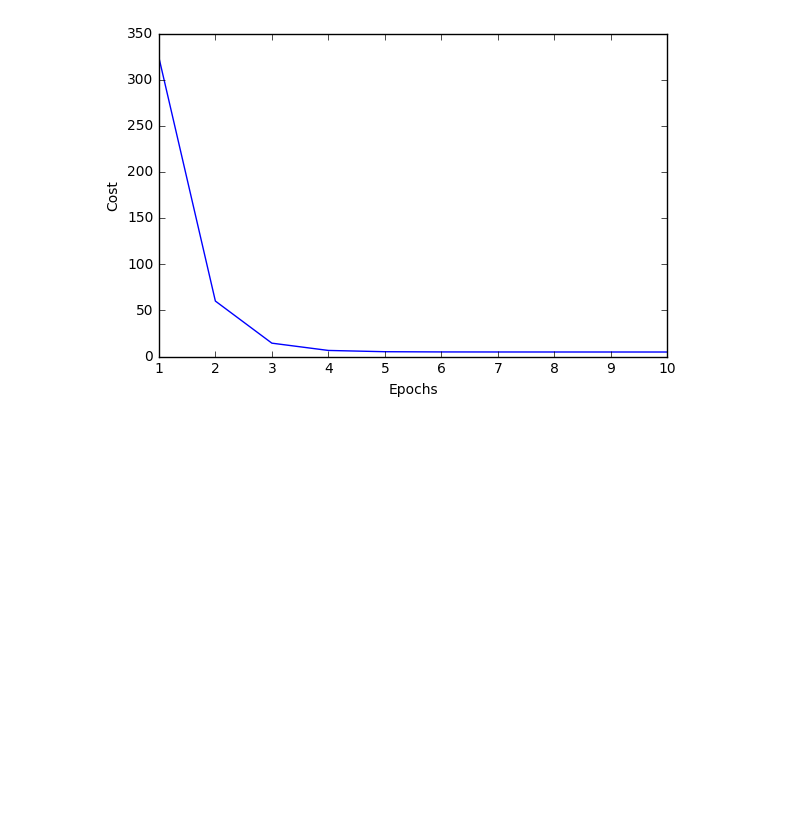
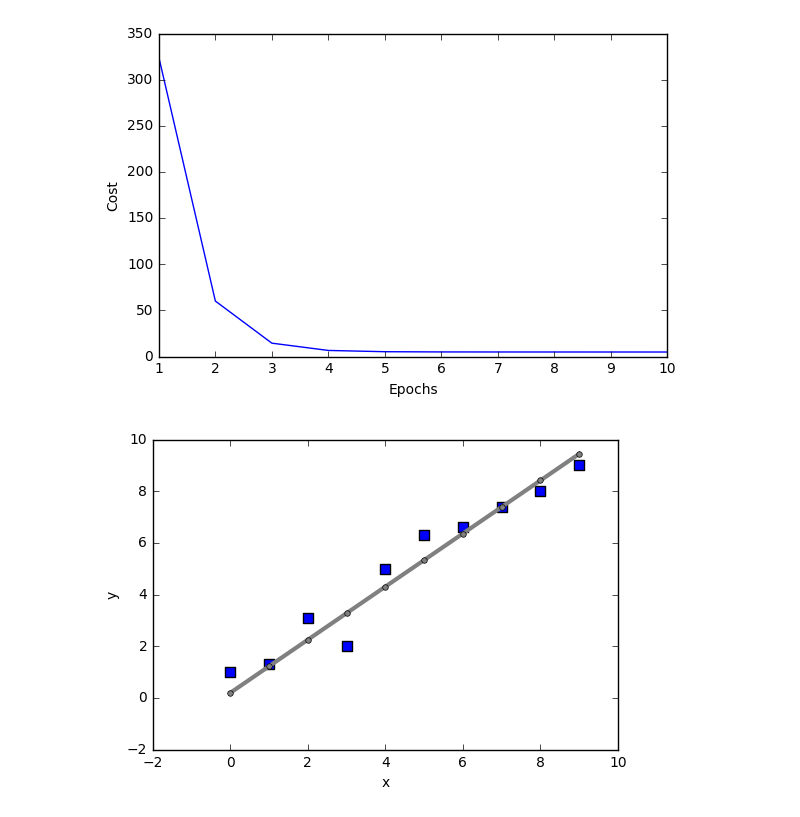
Before and after one commit to takanory/python-machine-learning, a Jupyter notebook: Chapter13.ipynb, the cells around one changed output. Drawn from its saved outputs; the diff is of its cells as text; code cells hidden in the pictures; blank space fills up the shorter version.

```diff
--- a/Chapter13.ipynb
+++ b/Chapter13.ipynb
@@ -197,3 +197,20 @@ plt.tight_layout()
 plt.show()
 # %% [output]
 [figure]
+# %%
+# 入力特徴量に基づいて予測する
+def predict_linreg(X, w):
+    Xt = T.matrix(name='X')
+    net_input = T.dot(Xt, w[1:]) + w[0]
+    predict = theano.function(inputs=[Xt], givens={w: w}, outputs=net_input)
+
+    return predict(X)
+# %%
+import matplotlib.pyplot as plt
+plt.scatter(X_train, y_train, marker='s', s=50)
+plt.plot(range(X_train.shape[0]), predict_linreg(X_train, w), color='gray', marker='o', markersize=4, linewidth=3)
+plt.xlabel('x')
+plt.ylabel('y')
+plt.show()
+# %% [output]
+[figure, added]
```
Also changed, not shown: parts of 4 cells of this notebook.
